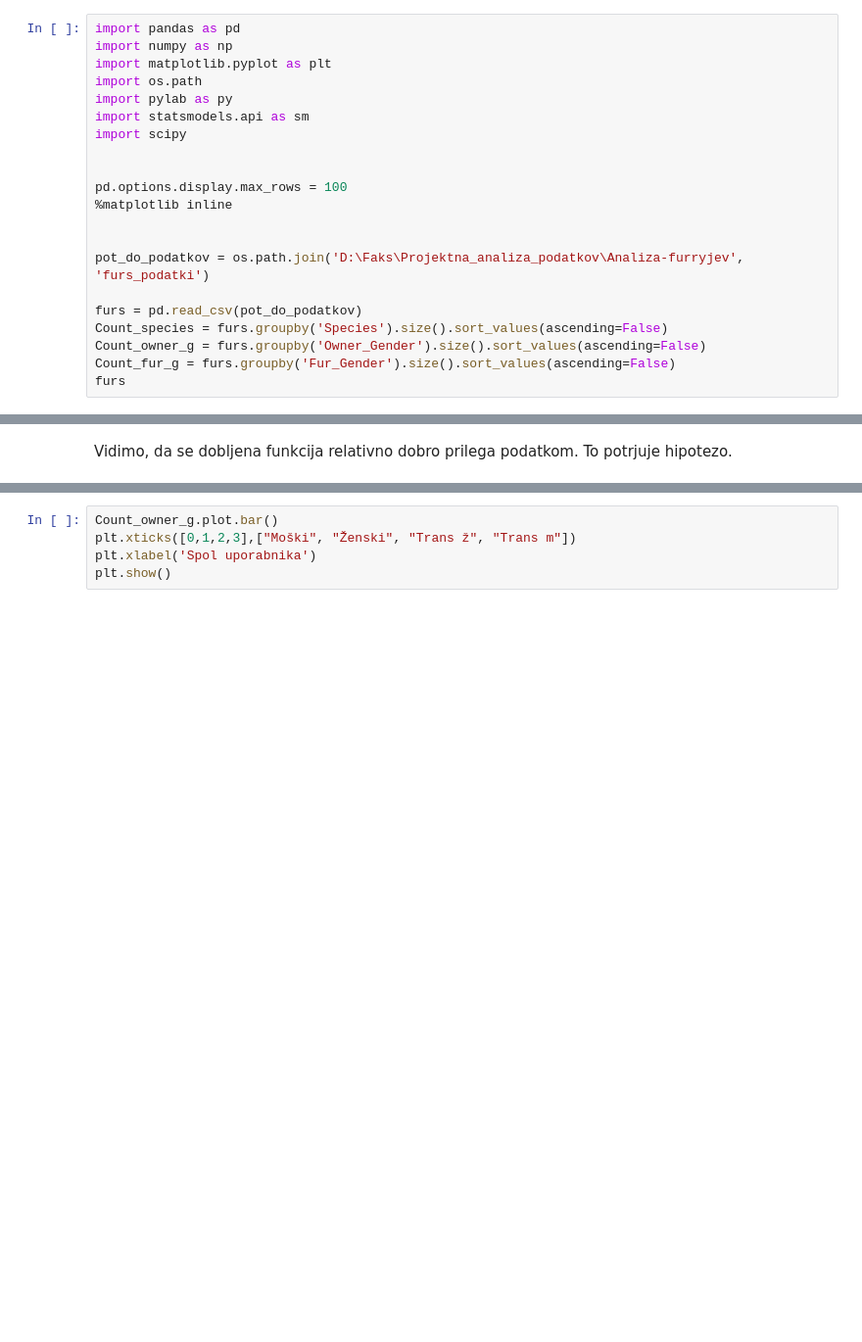
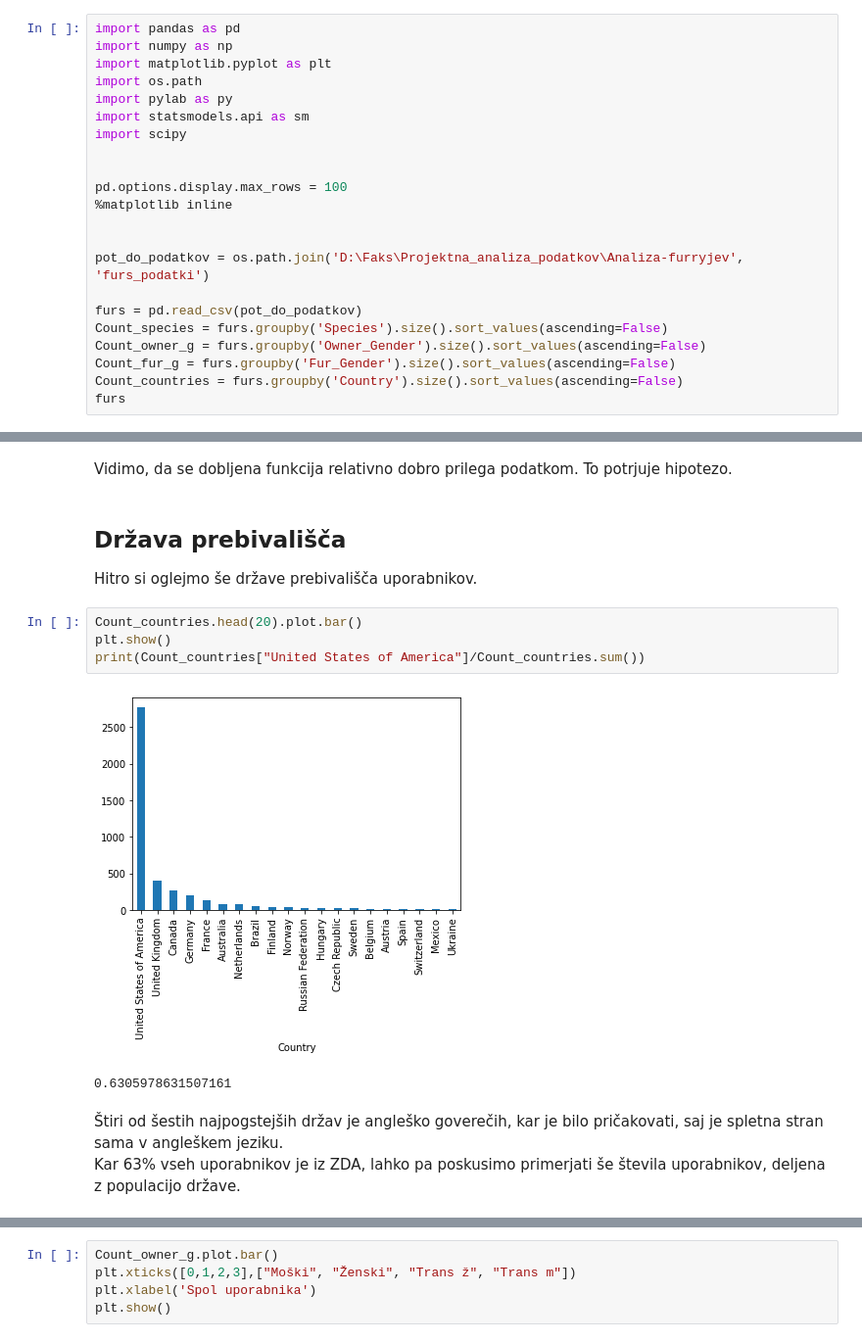
Before and after one commit to TimonNajdovski/Analiza-Furryjev, a Jupyter notebook: analiza_furs.ipynb, the cells around one changed output, grey strips where cells are left out. Shown: that part at 98% size. Saved outputs shown, nothing was run; the diff lists cells and outputs as text; blank space fills up the shorter version.

```diff
--- a/analiza_furs.ipynb
+++ b/analiza_furs.ipynb
@@ -18,6 +18,7 @@ furs = pd.read_csv(pot_do_podatkov)
 Count_species = furs.groupby('Species').size().sort_values(ascending=False)
 Count_owner_g = furs.groupby('Owner_Gender').size().sort_values(ascending=False)
 Count_fur_g = furs.groupby('Fur_Gender').size().sort_values(ascending=False)
+Count_countries = furs.groupby('Country').size().sort_values(ascending=False)
 furs
 # %% [output]
 |  | Name | Date_Fursuit_Added | Species | Fur_Gender | Owner_Gender | Birthday | Date_Account_Added | Country |
@@ -127,3 +128,16 @@ plt.show()
 [figure]
 # %% [markdown]
 Vidimo, da se dobljena funkcija relativno dobro prilega podatkom. To potrjuje hipotezo.
+# %% [markdown]
+## Država prebivališča
+Hitro si oglejmo še države prebivališča uporabnikov.
+# %%
+Count_countries.head(20).plot.bar()
+plt.show()
+print(Count_countries["United States of America"]/Count_countries.sum())
+# %% [output]
+[figure, added]
+0.6305978631507161
+# %% [markdown]
+Štiri od šestih najpogstejših držav je angleško goverečih, kar je bilo pričakovati, saj je spletna stran sama v angleškem jeziku.
+Kar 63% vseh uporabnikov je iz ZDA, lahko pa poskusimo primerjati še števila uporabnikov, deljena z populacijo države.
```
Also changed, not shown: parts of 10 cells of this notebook.
